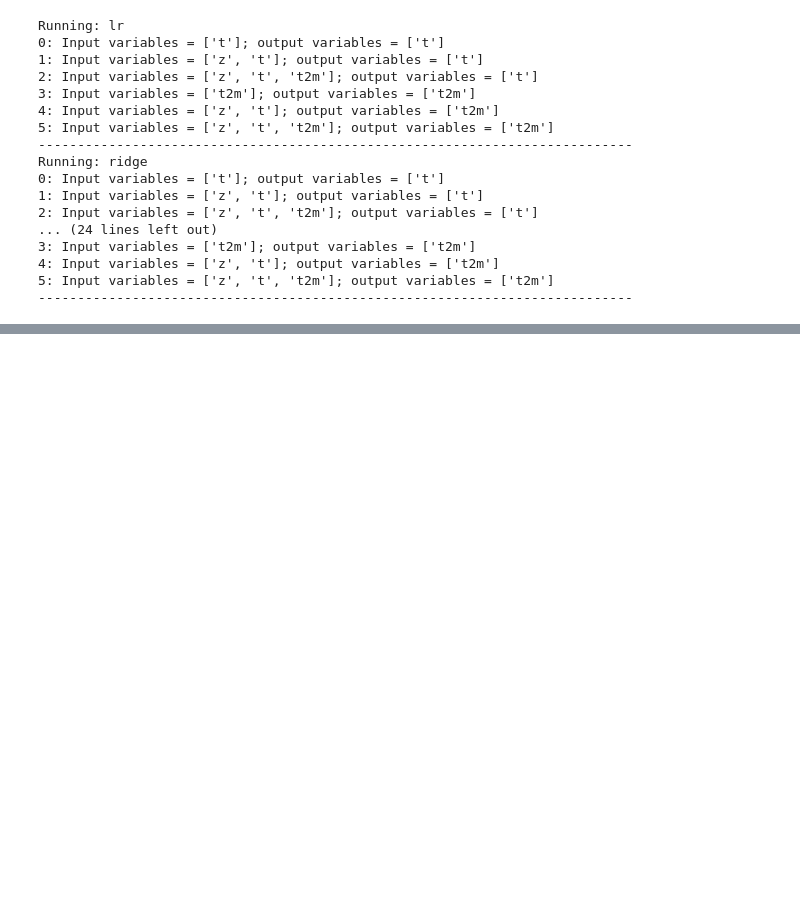
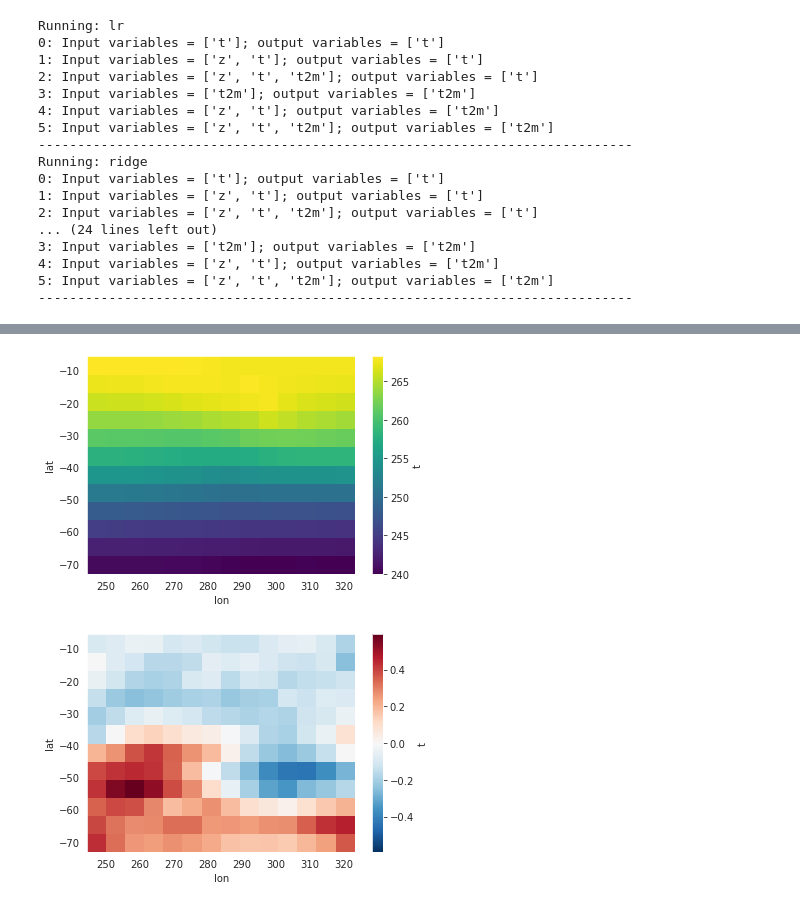
Before and after one commit to Competencia-de-Climate-Change/WeatherBench, a Jupyter notebook: LinearRegression_2.ipynb, the cells around one changed output, grey strips where cells are left out. Cells and saved outputs as stored; diff of their text form; code cells hidden in the pictures; blank space fills up the shorter version.

```diff
--- a/LinearRegression_2.ipynb
+++ b/LinearRegression_2.ipynb
@@ -334,0 +325,11 @@ f.show()
+# %%
+best_pred_t = xr.open_dataset('results/lr_3d_z_t_t2m_t.nc')
+best_pred_t.t.mean('time').plot()
+plt.show()
+
+(best_pred_t - (data_test * data_std + data_mean)).mean('time')['t'].plot()
+f.savefig('results/lr_3d_z_t_t2m_t__difference.png')
+plt.show()
+# %% [output]
+[figure, added]
+[figure, added]
```
Also changed, not shown: parts of 7 cells of this notebook, 2 other files.
